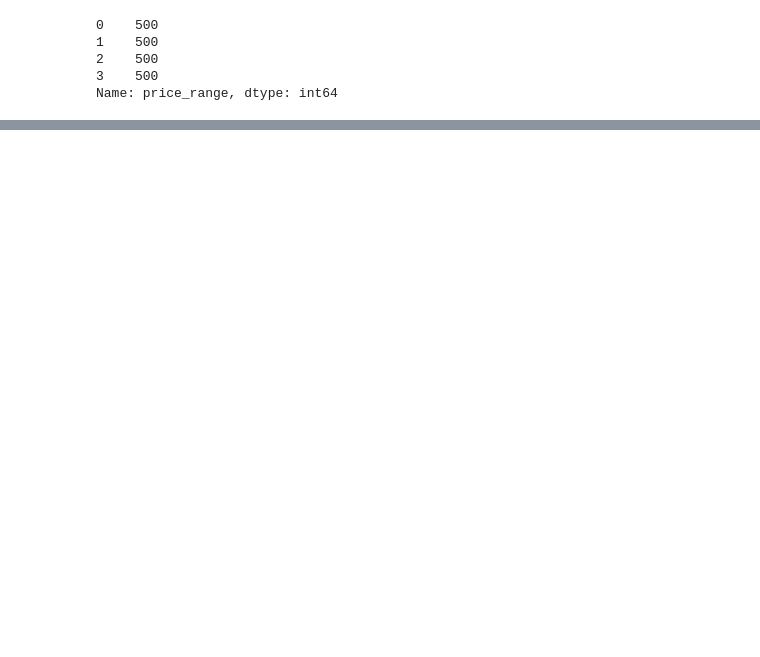
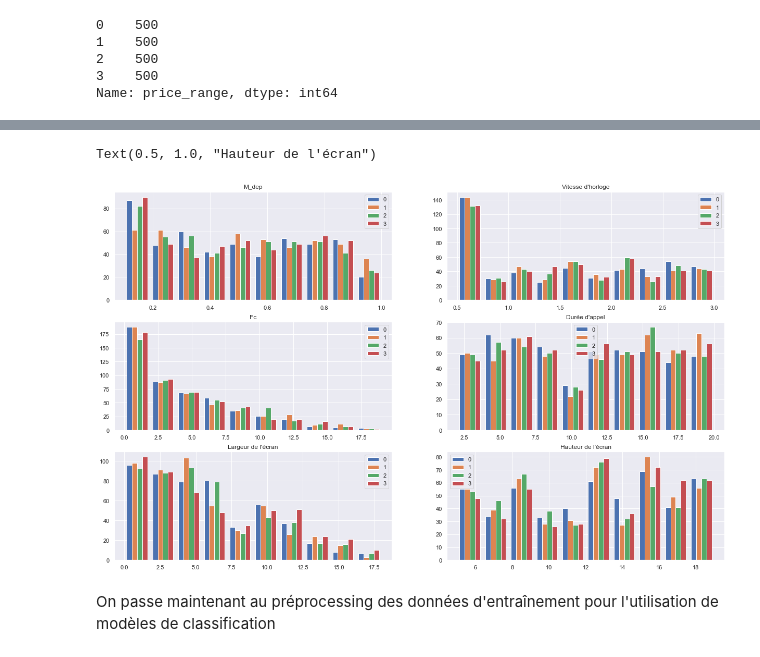
Before and after one commit to MohamedNennouche/mobile-price-classification, a Jupyter notebook: notebook-price.ipynb, the cells around one changed output, grey strips where cells are left out. Drawn from its saved outputs; the diff is of its cells as text; code cells hidden in the pictures; blank space fills up the shorter version.

```diff
--- a/notebook-price.ipynb
+++ b/notebook-price.ipynb
@@ -34,0 +83,61 @@ data_app.shape
+# %%
+plt.figure(figsize=(21,13))
+plt.subplot(3,2,1)
+plt.hist([
+    data_app_train[data_app_train["price_range"]==0]["m_dep"],
+    data_app_train[data_app_train["price_range"]==1]["m_dep"],
+    data_app_train[data_app_train["price_range"]==2]["m_dep"],
+    data_app_train[data_app_train["price_range"]==3]["m_dep"]
+], label=['0', '1', '2', '3'])
+plt.legend()
+plt.title("M_dep")
+plt.subplot(3,2,2)
+plt.hist([
+    data_app_train[data_app_train["price_range"]==0]["clock_speed"],
+    data_app_train[data_app_train["price_range"]==1]["clock_speed"],
+    data_app_train[data_app_train["price_range"]==2]["clock_speed"],
+    data_app_train[data_app_train["price_range"]==3]["clock_speed"]
+], label=['0', '1', '2', '3'])
+plt.legend()
+plt.title("Vitesse d'horloge")
+plt.subplot(3,2,3)
+plt.hist([
+    data_app_train[data_app_train["price_range"]==0]["fc"],
+    data_app_train[data_app_train["price_range"]==1]["fc"],
+    data_app_train[data_app_train["price_range"]==2]["fc"],
+    data_app_train[data_app_train["price_range"]==3]["fc"]
+], label=['0', '1', '2', '3'])
+plt.legend()
+plt.title("Fc")
+plt.subplot(3,2,4)
+plt.hist([
+    data_app_train[data_app_train["price_range"]==0]["talk_time"],
+    data_app_train[data_app_train["price_range"]==1]["talk_time"],
+    data_app_train[data_app_train["price_range"]==2]["talk_time"],
+    data_app_train[data_app_train["price_range"]==3]["talk_time"]
+], label=['0', '1', '2', '3'])
+plt.legend()
+plt.title("Durée d'appel")
+plt.subplot(3,2,5)
+plt.hist([
+    data_app_train[data_app_train["price_range"]==0]["sc_w"],
+    data_app_train[data_app_train["price_range"]==1]["sc_w"],
+    data_app_train[data_app_train["price_range"]==2]["sc_w"],
+    data_app_train[data_app_train["price_range"]==3]["sc_w"]
+], label=['0', '1', '2', '3'])
+plt.legend()
+plt.title("Largeur de l'écran")
+plt.subplot(3,2,6)
+plt.hist([
+    data_app_train[data_app_train["price_range"]==0]["sc_h"],
+    data_app_train[data_app_train["price_range"]==1]["sc_h"],
+    data_app_train[data_app_train["price_range"]==2]["sc_h"],
+    data_app_train[data_app_train["price_range"]==3]["sc_h"]
+], label=['0', '1', '2', '3'])
+plt.legend()
+plt.title("Hauteur de l'écran")
+# %% [output]
+Text(0.5, 1.0, "Hauteur de l'écran")
+[figure, added]
+# %% [markdown]
+On passe maintenant au préprocessing des données d'entraînement pour l'utilisation de modèles de classification
```
Also changed, not shown: parts of 9 cells of this notebook, 1 other file.
